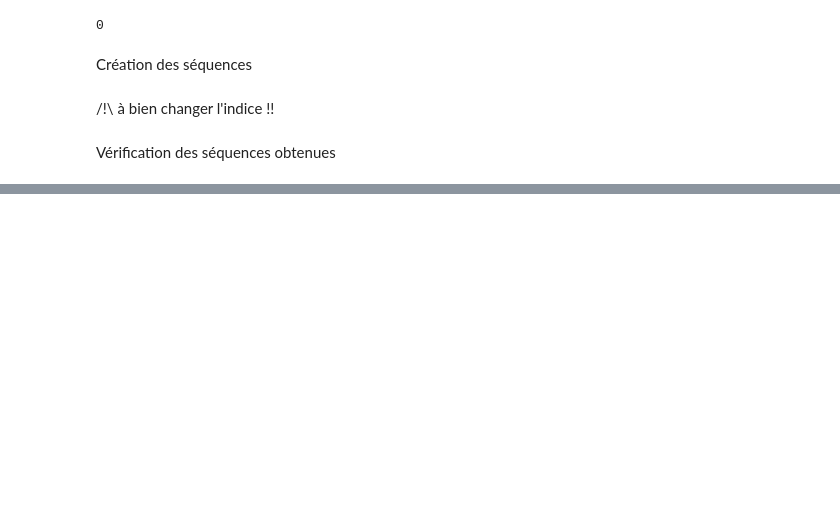
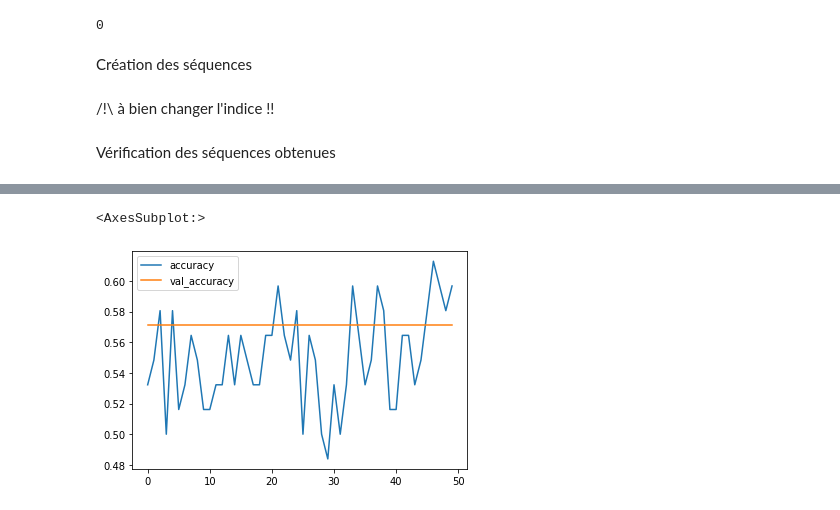
Before and after one commit to benmessao/PFE, a Jupyter notebook: source/deep learning/sequence_creation.ipynb, the cells around one changed output, grey strips where cells are left out. Saved outputs shown, nothing was run; the diff lists cells and outputs as text; code cells hidden in the pictures; blank space fills up the shorter version.

```diff
--- a/source/deep learning/sequence_creation.ipynb
+++ b/source/deep learning/sequence_creation.ipynb
@@ -233,0 +396,13 @@ ValueError: Failed to convert a NumPy array to a Tensor (Unsupported object type
+# %%
+lstm_rnn_model = keras.Sequential([
+    layers.Dense(32,input_shape=(20,13), activation='linear'),
+    layers.LSTM(128, return_sequences=True, activation='linear'), # return_sequences à True pour que la sortie soit de dimension 3
+    layers.SimpleRNN(64,activation='linear'),
+    layers.Dropout(0.2),
+    layers.Dense(1, activation='linear')
+])
+
+opt = keras.optimizers.SGD(learning_rate=0.1)
+lstm_rnn_model.compile(loss='binary_crossentropy', optimizer='adam', metrics='accuracy')
+# %%
+history = lstm_rnn_model.fit(X_train, y_train, epochs=50, batch_size=32, verbose=2, validation_split=0.3)
@@ -233,0 +427,6 @@ ValueError: Failed to convert a NumPy array to a Tensor (Unsupported object type
+# %%
+history_df = pd.DataFrame(history.history)
+history_df.loc[:, ['accuracy', 'val_accuracy']].plot()
+# %% [output]
+<AxesSubplot:>
+[figure, added]
```
Also changed, not shown: parts of 36 cells of this notebook, 1 other file.
